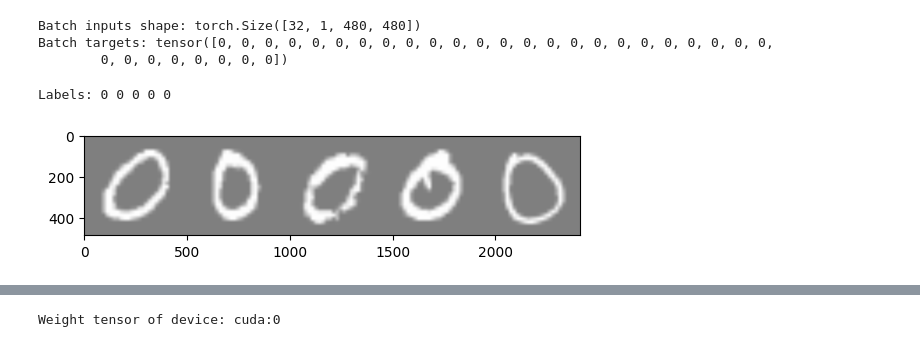
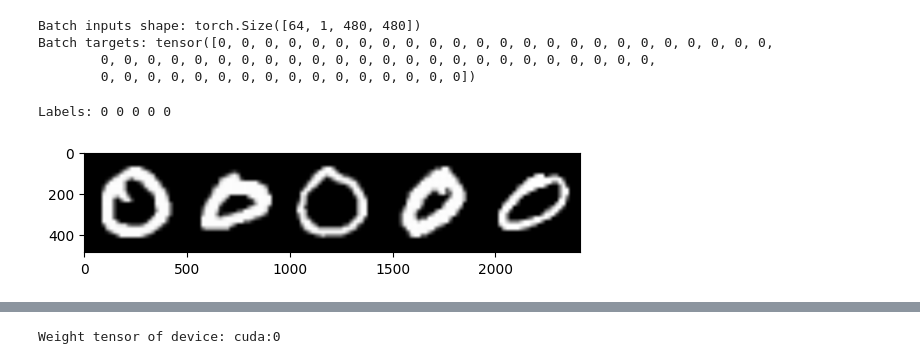
Before and after one commit to wooyoungwoong-AI/Secondary-Battery-Anomaly-detection, a Jupyter notebook: notebook/run_colab_ver.ipynb, the cells around one changed output, grey strips where cells are left out. Cells and saved outputs as stored; diff of their text form; code cells hidden in the pictures.

```diff
--- a/notebook/run_colab_ver.ipynb
+++ b/notebook/run_colab_ver.ipynb
@@ -85,7 +97,7 @@ trainset = torchvision.datasets.MNIST(root=r'/content/drive/MyDrive/Model/pre_da
 indices = [i for i, target in enumerate(trainset.targets) if target == 0]
 subset_0_class = Subset(trainset, indices)
 
-train_loader = DataLoader(dataset=subset_0_class,batch_size=CFG.batch_size, shuffle=True,
+train_loader = DataLoader(dataset=subset_0_class, batch_size=64, shuffle=True,
                           num_workers=2)
 # %%
 for inputs, targets in train_loader:
@@ -93,26 +105,27 @@ for inputs, targets in train_loader:
     print(f"Batch targets: {targets}")
     break
 # %% [output]
-Batch inputs shape: torch.Size([32, 1, 480, 480])
+Batch inputs shape: torch.Size([64, 1, 480, 480])
 Batch targets: tensor([0, 0, 0, 0, 0, 0, 0, 0, 0, 0, 0, 0, 0, 0, 0, 0, 0, 0, 0, 0, 0, 0, 0, 0,
-        0, 0, 0, 0, 0, 0, 0, 0])
+        0, 0, 0, 0, 0, 0, 0, 0, 0, 0, 0, 0, 0, 0, 0, 0, 0, 0, 0, 0, 0, 0, 0, 0,
+        0, 0, 0, 0, 0, 0, 0, 0, 0, 0, 0, 0, 0, 0, 0, 0])
 # %%
 def imshow(img):
-    img = img / 2 + 0.5  # unnormalize
+    # img = img / 2 + 0.5  # unnormalize
     npimg = img.numpy()
     plt.imshow(np.transpose(npimg, (1, 2, 0)))
     plt.show()
 
 dataiter = iter(train_loader)
 images, labels = next(dataiter)
 
 num_images_to_show = 5
 print('Labels:', ' '.join(f'{labels[j].item()}' for j in range(num_images_to_show)))
 
 imshow(torchvision.utils.make_grid(images[:num_images_to_show]))
 # %% [output]
 Labels: 0 0 0 0 0
-[figure, old version]
+[figure, new version]
 # %%
 folder = r'/content/drive/MyDrive/Model/data/Normal'
 file_path = glob.glob(os.path.join(folder, "*.jpg"))
```
Also changed, not shown: parts of 16 cells of this notebook.
